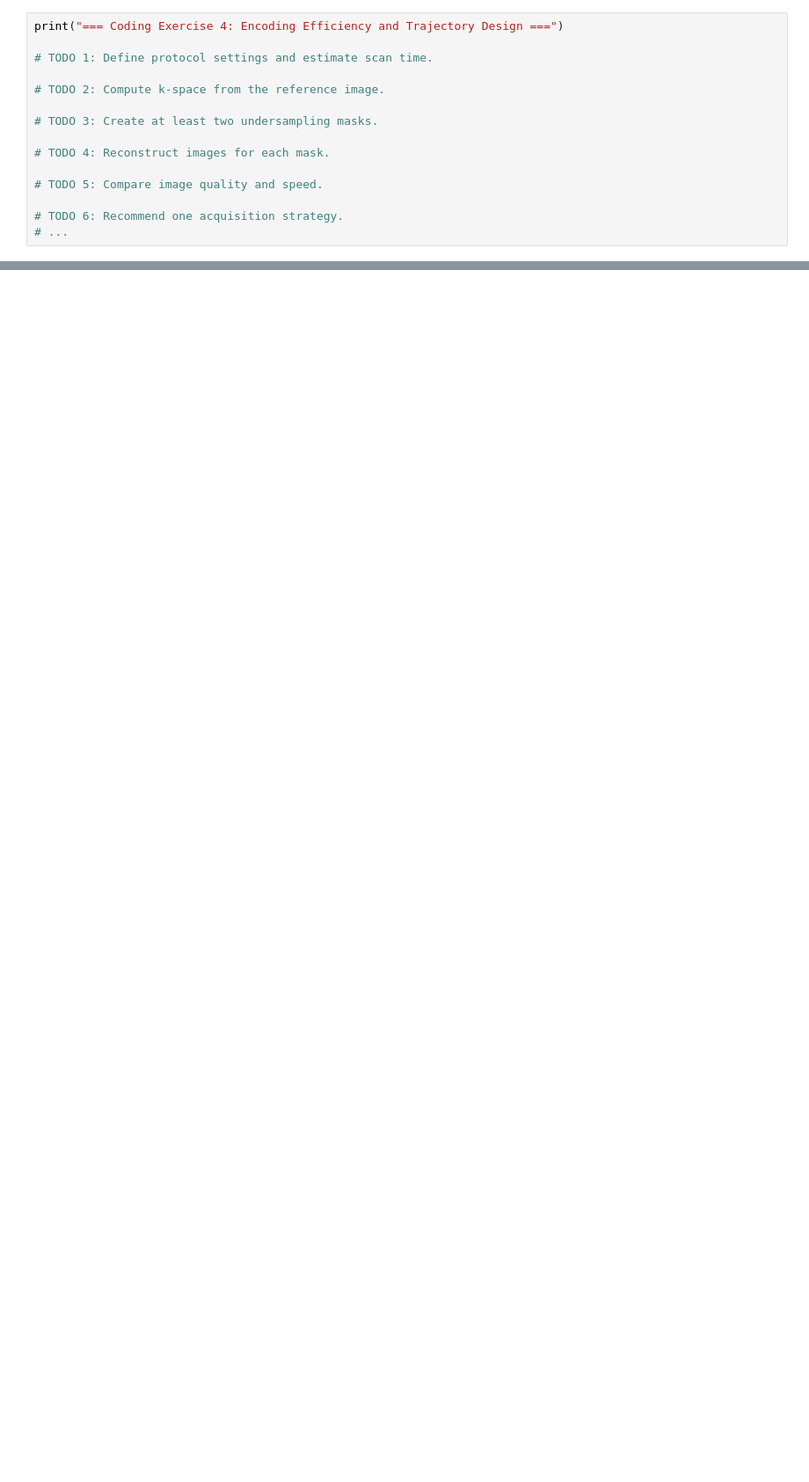
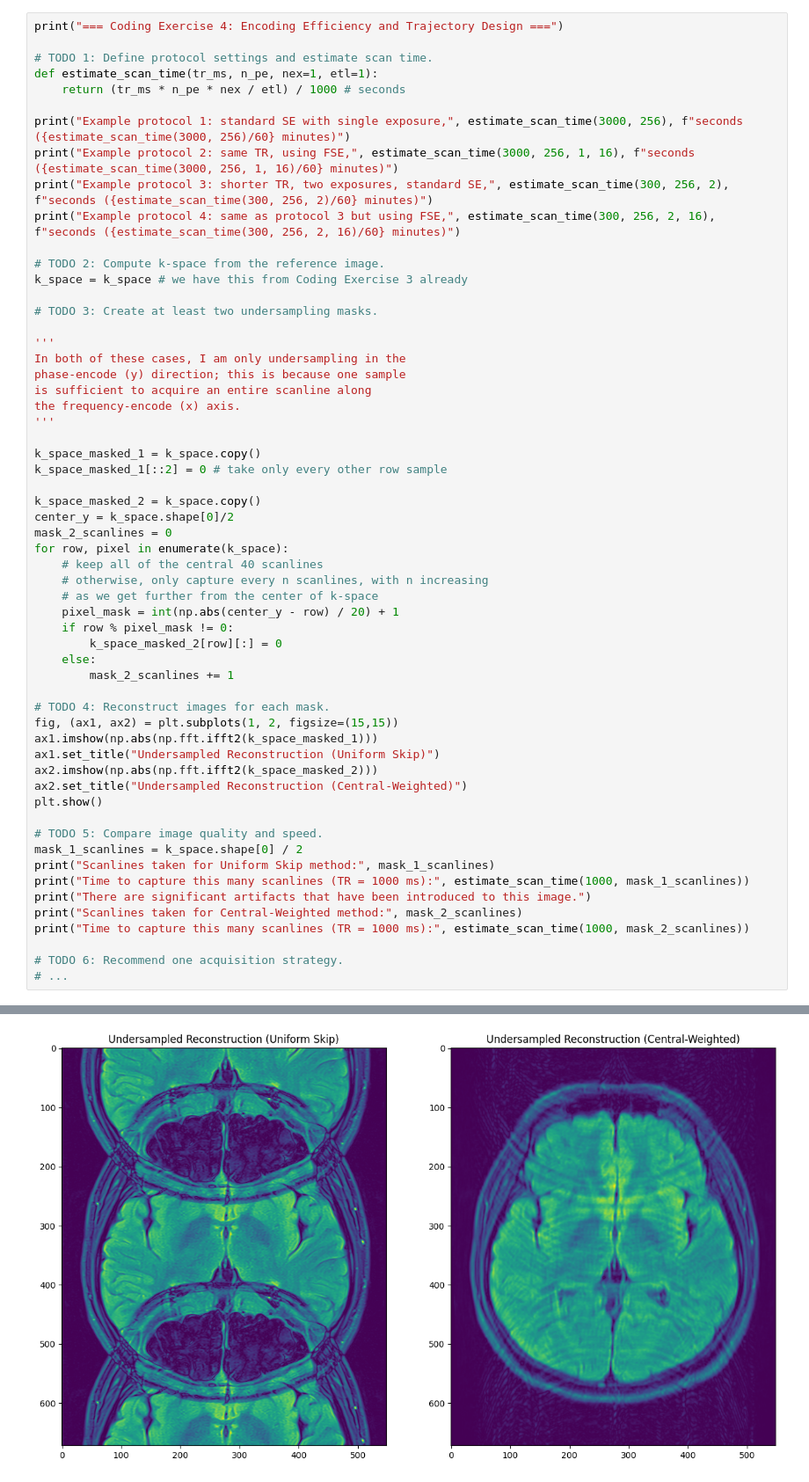
Before and after one commit to DeemDeem52/BMEN509-623_Deliverable_4, a Jupyter notebook: deliverable-04-starter.ipynb, the cells around one changed output, grey strips where cells are left out. Shown at 88% size. Saved outputs shown, nothing was run; the diff lists cells and outputs as text; blank space fills up the shorter version.

Commit message:
Coding Exercise 4

```diff
--- a/deliverable-04-starter.ipynb
+++ b/deliverable-04-starter.ipynb
@@ -856,14 +856,57 @@ Using slice index 8 for encoding comparisons.
 print("=== Coding Exercise 4: Encoding Efficiency and Trajectory Design ===")
 
 # TODO 1: Define protocol settings and estimate scan time.
+def estimate_scan_time(tr_ms, n_pe, nex=1, etl=1):
+    return (tr_ms * n_pe * nex / etl) / 1000 # seconds
+
+print("Example protocol 1: standard SE with single exposure,", estimate_scan_time(3000, 256), f"seconds ({estimate_scan_time(3000, 256)/60} minutes)")
+print("Example protocol 2: same TR, using FSE,", estimate_scan_time(3000, 256, 1, 16), f"seconds ({estimate_scan_time(3000, 256, 1, 16)/60} minutes)")
+print("Example protocol 3: shorter TR, two exposures, standard SE,", estimate_scan_time(300, 256, 2), f"seconds ({estimate_scan_time(300, 256, 2)/60} minutes)")
+print("Example protocol 4: same as protocol 3 but using FSE,", estimate_scan_time(300, 256, 2, 16), f"seconds ({estimate_scan_time(300, 256, 2, 16)/60} minutes)")
 
 # TODO 2: Compute k-space from the reference image.
+k_space = k_space # we have this from Coding Exercise 3 already
 
 # TODO 3: Create at least two undersampling masks.
 
+'''
+In both of these cases, I am only undersampling in the
+phase-encode (y) direction; this is because one sample
+is sufficient to acquire an entire scanline along
+the frequency-encode (x) axis.
+'''
+
+k_space_masked_1 = k_space.copy()
+k_space_masked_1[::2] = 0 # take only every other row sample
+
+k_space_masked_2 = k_space.copy()
+center_y = k_space.shape[0]/2
+mask_2_scanlines = 0
+for row, pixel in enumerate(k_space):
+    # keep all of the central 40 scanlines
+    # otherwise, only capture every n scanlines, with n increasing
+    # as we get further from the center of k-space
+    pixel_mask = int(np.abs(center_y - row) / 20) + 1
+    if row % pixel_mask != 0:
+        k_space_masked_2[row][:] = 0
+    else:
+        mask_2_scanlines += 1
+
 # TODO 4: Reconstruct images for each mask.
+fig, (ax1, ax2) = plt.subplots(1, 2, figsize=(15,15))
+ax1.imshow(np.abs(np.fft.ifft2(k_space_masked_1)))
+ax1.set_title("Undersampled Reconstruction (Uniform Skip)")
+ax2.imshow(np.abs(np.fft.ifft2(k_space_masked_2)))
+ax2.set_title("Undersampled Reconstruction (Central-Weighted)")
+plt.show()
 
 # TODO 5: Compare image quality and speed.
+mask_1_scanlines = k_space.shape[0] / 2
+print("Scanlines taken for Uniform Skip method:", mask_1_scanlines)
+print("Time to capture this many scanlines (TR = 1000 ms):", estimate_scan_time(1000, mask_1_scanlines))
+print("There are significant artifacts that have been introduced to this image.")
+print("Scanlines taken for Central-Weighted method:", mask_2_scanlines)
+print("Time to capture this many scanlines (TR = 1000 ms):", estimate_scan_time(1000, mask_2_scanlines))
 
 # TODO 6: Recommend one acquisition strategy.
 # ...
@@ -871,0 +919 @@ print("=== Coding Exercise 4: Encoding Efficiency and Trajectory Design ===")
+[figure, added]
```
Also changed, not shown: parts of 3 cells of this notebook.
